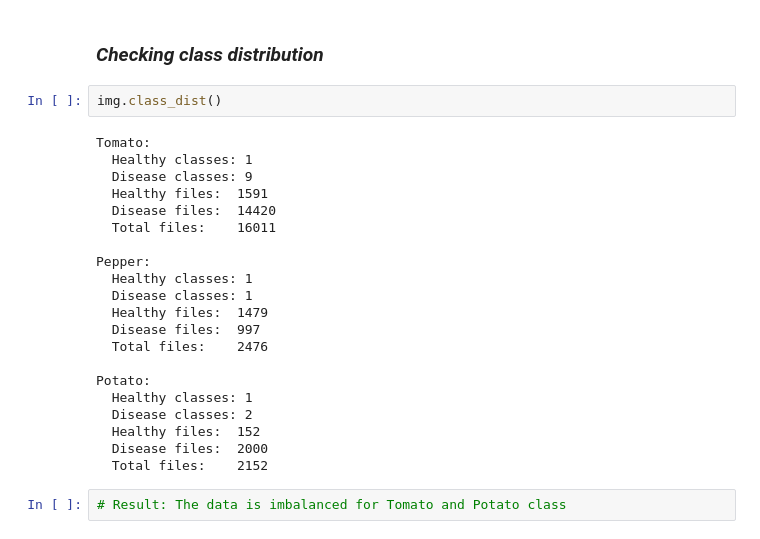
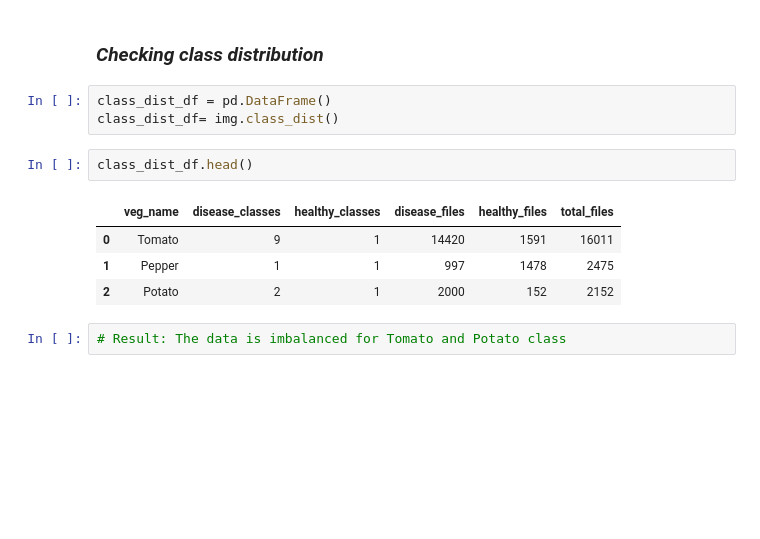
Before and after one commit to UjjwalKarkeyy/Two_Months_ML_Journey, a Jupyter notebook: Week 4/crop_disease.ipynb, the cells around one changed output. Cells and saved outputs as stored; diff of their text form; blank space fills up the shorter version.

```diff
--- a/Week 4/crop_disease.ipynb
+++ b/Week 4/crop_disease.ipynb
@@ -110,28 +108,15 @@ img.change_format()
 # %% [markdown]
 ### *Checking class distribution*
 # %%
-img.class_dist()
+class_dist_df = pd.DataFrame()
+class_dist_df= img.class_dist()
-# %% [output]
-Tomato:
-  Healthy classes: 1
-  Disease classes: 9
-  Healthy files:  1591
-  Disease files:  14420
-  Total files:    16011
-
-Pepper:
-  Healthy classes: 1
-  Disease classes: 1
-  Healthy files:  1479
-  Disease files:  997
-  Total files:    2476
-
-Potato:
-  Healthy classes: 1
-  Disease classes: 2
-  Healthy files:  152
-  Disease files:  2000
-  Total files:    2152
+# %%
+class_dist_df.head()
+# %% [output]
+|  | veg_name | disease_classes | healthy_classes | disease_files | healthy_files | total_files |
+| 0 | Tomato | 9 | 1 | 14420 | 1591 | 16011 |
+| 1 | Pepper | 1 | 1 | 997 | 1478 | 2475 |
+| 2 | Potato | 2 | 1 | 2000 | 152 | 2152 |
 # %%
 # Result: The data is imbalanced for Tomato and Potato class
 # %% [markdown]
```
Also changed, not shown: parts of 2 cells of this notebook, 1 other file.
